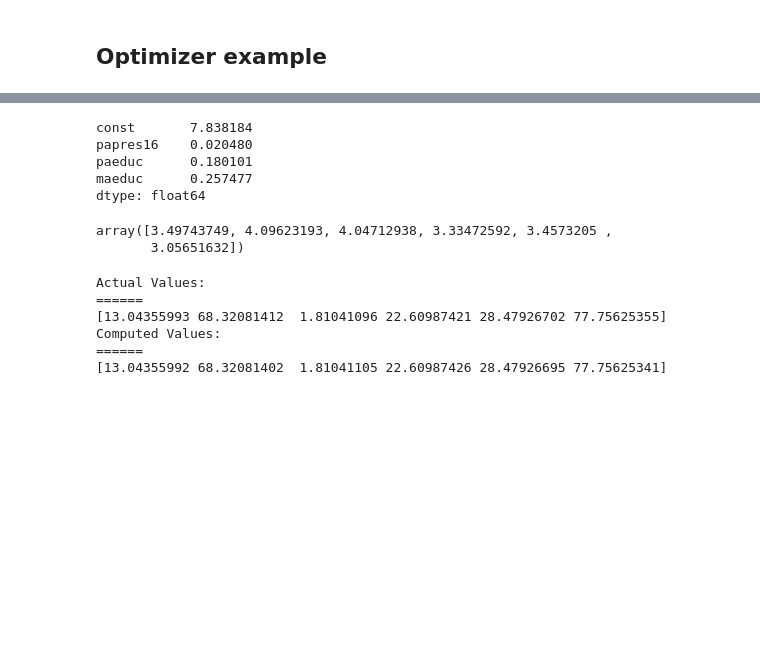
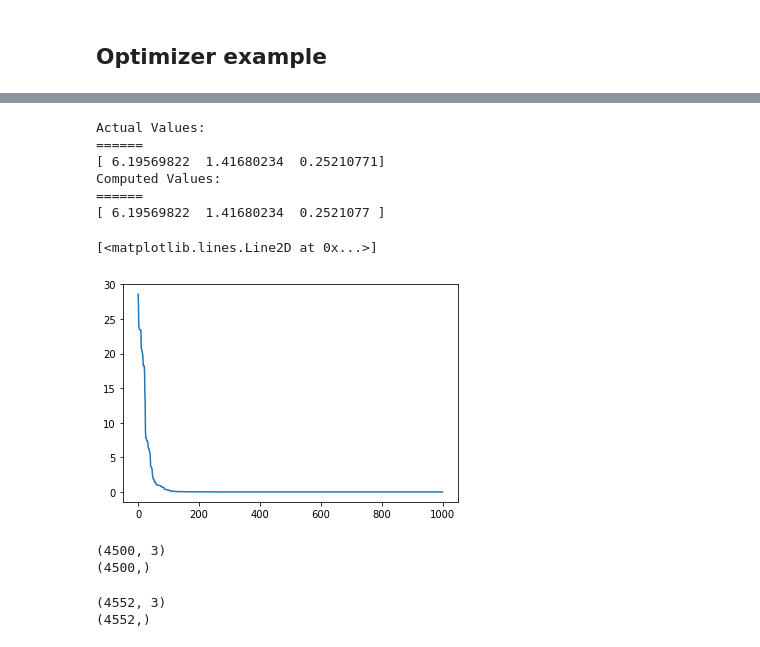
Before and after one commit to CS207-group2/cs207-FinalProject, a Jupyter notebook: GSS_fitold.ipynb, the cells around one changed output, grey strips where cells are left out. Cells and saved outputs as stored; diff of their text form; code cells hidden in the pictures; blank space fills up the shorter version.

```diff
--- a/GSS_fitold.ipynb
+++ b/GSS_fitold.ipynb
@@ -170,40 +213,44 @@ array([-1.55504049e+156, -4.20604066e+155, -4.22770658e+155])
-# %%
-result.params
-# %% [output]
-const       7.838184
-papres16    0.020480
-paeduc      0.180101
-maeduc      0.257477
-dtype: float64
 # %%
 from sklearn.datasets import make_regression
-# %%
-np.amax(X, axis=0)
-# %% [output]
-array([3.49743749, 4.09623193, 4.04712938, 3.33472592, 3.4573205 ,
-       3.05651632])
 # %%
-X,y,coef = make_regression(n_samples=4500,n_features=6,n_informative=6,coef=True)
+X_sk,y_sk,coef_sk = make_regression(n_samples=4500,n_features=3,n_informative=3,coef=True)
 
 # User defined loss function
 # def user_mse(y,y_preds):
 #     return (y-y_preds)**2
 
 
-opt = Optimizer(loss='mse',optimizer='sgd')
-opt.fit(X,y,iters=1000)
+opt_sk = Optimizer(loss='mse',optimizer='sgd')
+opt_sk.fit(X_sk,y_sk,iters=1000)
 
 print('Actual Values:')
 print('======')
-print(coef)
+print(coef_sk)
 
 print('Computed Values:')
 print('======')
-print(opt.coefs)
+print(opt_sk.coefs)
 # %% [output]
 Actual Values:
 ======
-[13.04355993 68.32081412  1.81041096 22.60987421 28.47926702 77.75625355]
+[ 6.19569822  1.41680234  0.25210771]
 Computed Values:
 ======
-[13.04355992 68.32081402  1.81041105 22.60987426 28.47926695 77.75625341]
+[ 6.19569822  1.41680234  0.2521077 ]
+# %%
+plt.plot(opt_sk.loss_list)
+# %% [output]
+[<matplotlib.lines.Line2D at 0x...>]
+[figure, added]
+# %%
+print(X_sk.shape)
+print(y_sk.shape)
+# %% [output]
+(4500, 3)
+(4500,)
+# %%
+print(X.shape)
+print(y.shape)
+# %% [output]
+(4552, 3)
+(4552,)
```
Also changed, not shown: parts of 26 cells of this notebook, 6 other files.
